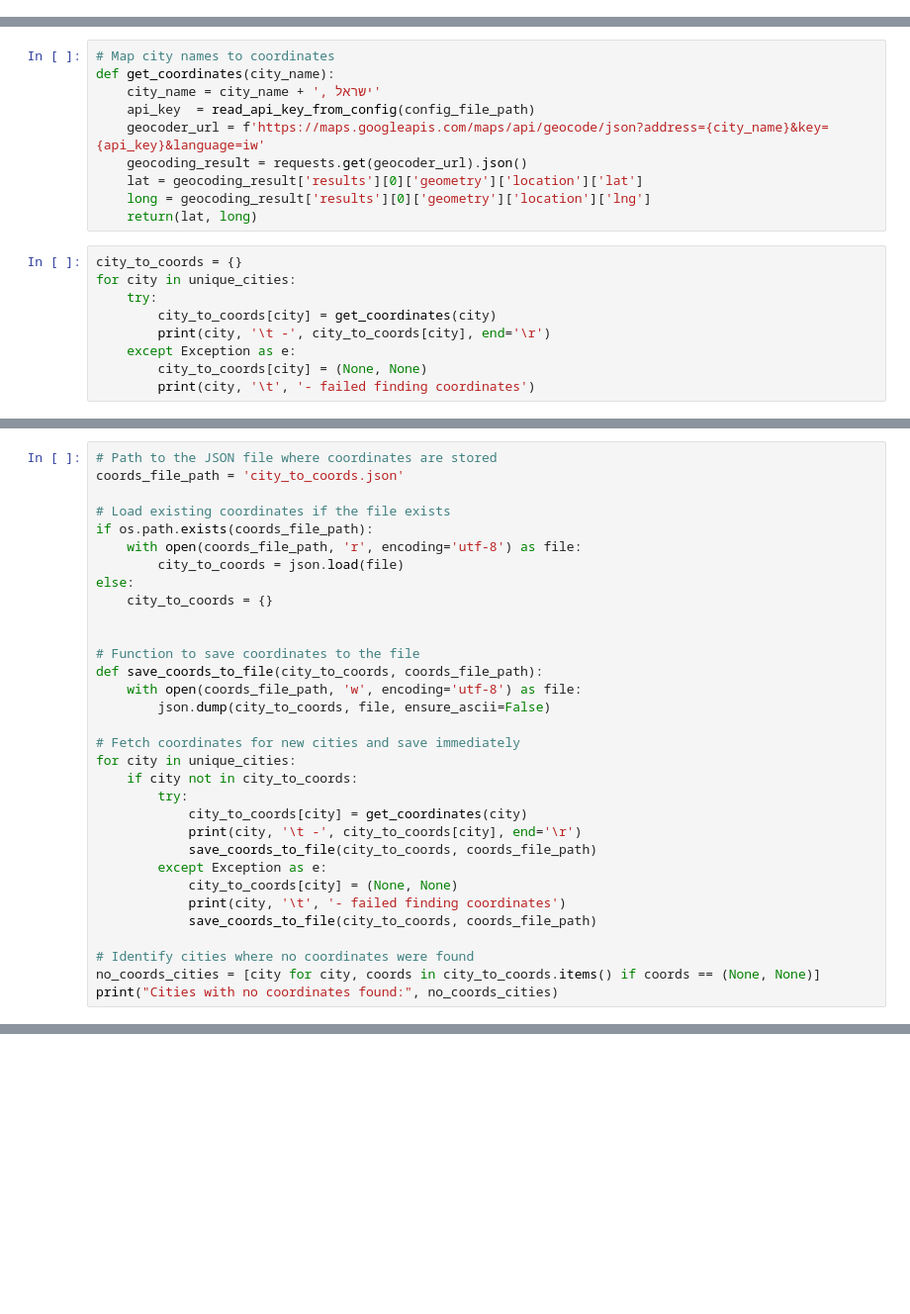
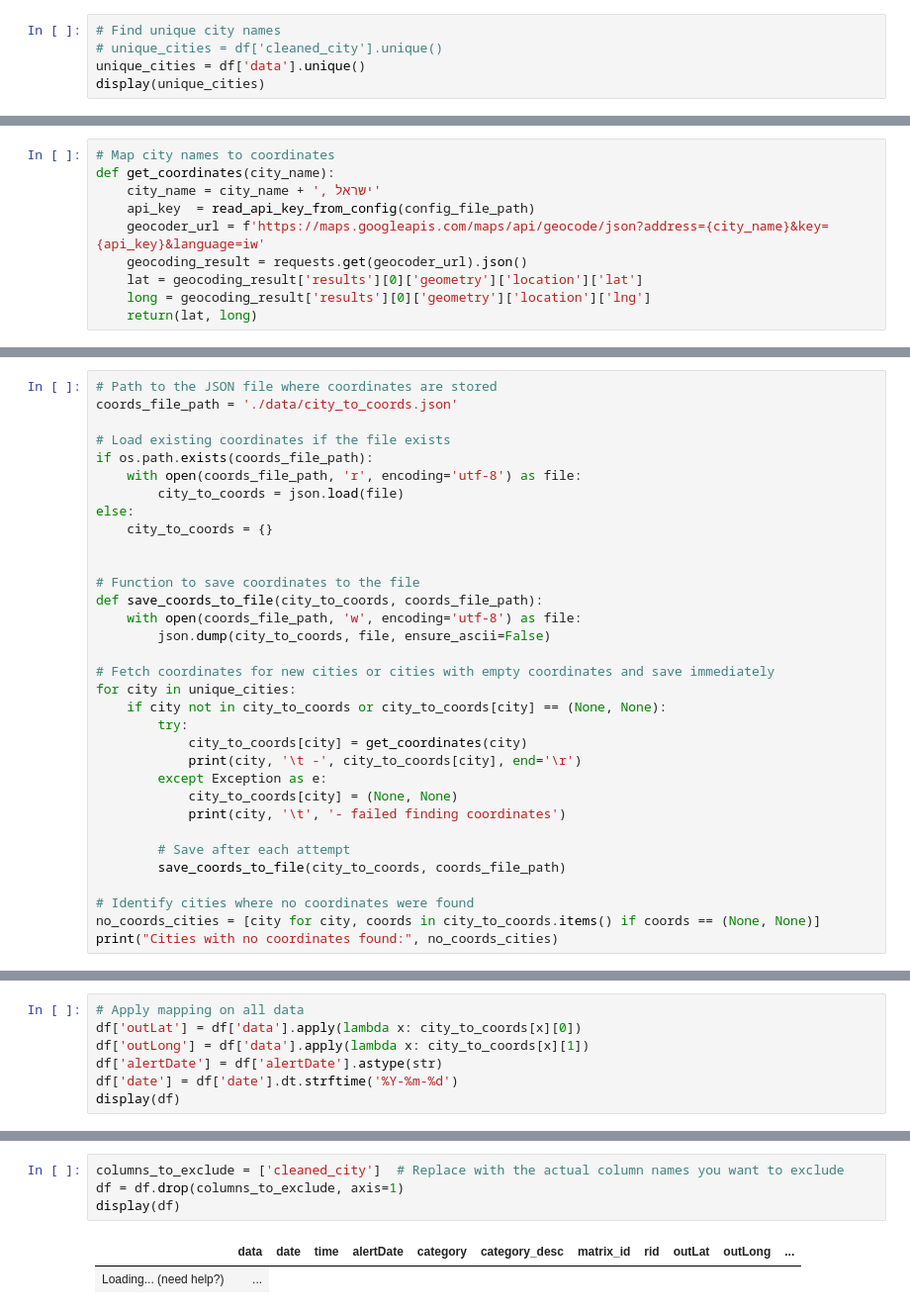
Before and after one commit to Spon4ik/RedAlert, a Jupyter notebook: HomeFrontAlerts.ipynb, the cells around one changed output, grey strips where cells are left out. Shown at 99% size. Saved outputs shown, nothing was run; the diff lists cells and outputs as text; blank space fills up the shorter version.

Commit message:
fresh data + working map

```diff
--- a/HomeFrontAlerts.ipynb
+++ b/HomeFrontAlerts.ipynb
@@ -182,0 +196,5 @@ unique_cities = df['cleaned_city'].unique()
+# %%
+# Find unique city names
+# unique_cities = df['cleaned_city'].unique()
+unique_cities = df['data'].unique()
+display(unique_cities)
@@ -207,12 +228,3 @@ def get_coordinates(city_name):
     lat = geocoding_result['results'][0]['geometry']['location']['lat']
     long = geocoding_result['results'][0]['geometry']['location']['lng']
     return(lat, long)
-# %%
-city_to_coords = {}
-for city in unique_cities:
-    try:
-        city_to_coords[city] = get_coordinates(city)
-        print(city, '\t -', city_to_coords[city], end='\r')
-    except Exception as e:
-        city_to_coords[city] = (None, None)
-        print(city, '\t', '- failed finding coordinates')
@@ -222,6 +231,6 @@ for city in unique_cities:
 # %%
 # Path to the JSON file where coordinates are stored
-coords_file_path = 'city_to_coords.json'
+coords_file_path = './data/city_to_coords.json'
 
 # Load existing coordinates if the file exists
 if os.path.exists(coords_file_path):
@@ -236,17 +245,18 @@ def save_coords_to_file(city_to_coords, coords_file_path):
     with open(coords_file_path, 'w', encoding='utf-8') as file:
         json.dump(city_to_coords, file, ensure_ascii=False)
 
-# Fetch coordinates for new cities and save immediately
+# Fetch coordinates for new cities or cities with empty coordinates and save immediately
 for city in unique_cities:
-    if city not in city_to_coords:
+    if city not in city_to_coords or city_to_coords[city] == (None, None):
         try:
             city_to_coords[city] = get_coordinates(city)
             print(city, '\t -', city_to_coords[city], end='\r')
-            save_coords_to_file(city_to_coords, coords_file_path)
         except Exception as e:
             city_to_coords[city] = (None, None)
             print(city, '\t', '- failed finding coordinates')
-            save_coords_to_file(city_to_coords, coords_file_path)
+
+        # Save after each attempt
+        save_coords_to_file(city_to_coords, coords_file_path)
 
 # Identify cities where no coordinates were found
 no_coords_cities = [city for city, coords in city_to_coords.items() if coords == (None, None)]
@@ -256,0 +266,7 @@ Cities with no coordinates found: ['אשדוד - איזור תעשייה צפו
+# %%
+# Apply mapping on all data
+df['outLat'] = df['data'].apply(lambda x: city_to_coords[x][0])
+df['outLong'] = df['data'].apply(lambda x: city_to_coords[x][1])
+df['alertDate'] = df['alertDate'].astype(str)
+df['date'] = df['date'].dt.strftime('%Y-%m-%d')
+display(df)
@@ -362,0 +306,7 @@ display(df)
+# %%
+columns_to_exclude = ['cleaned_city']  # Replace with the actual column names you want to exclude
+df = df.drop(columns_to_exclude, axis=1)
+display(df)
+# %% [output]
+|  | data | date | time | alertDate | category | category_desc | matrix_id | rid | outLat | outLong | ... |
+| Loading... (need help?) | ... |
```
Also changed, not shown: parts of 22 cells of this notebook, 6 other files.
